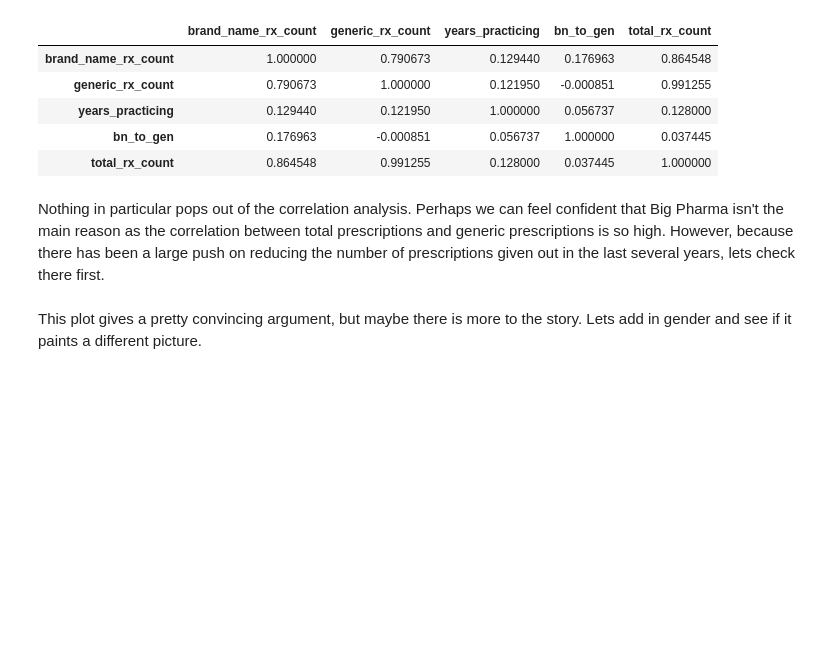
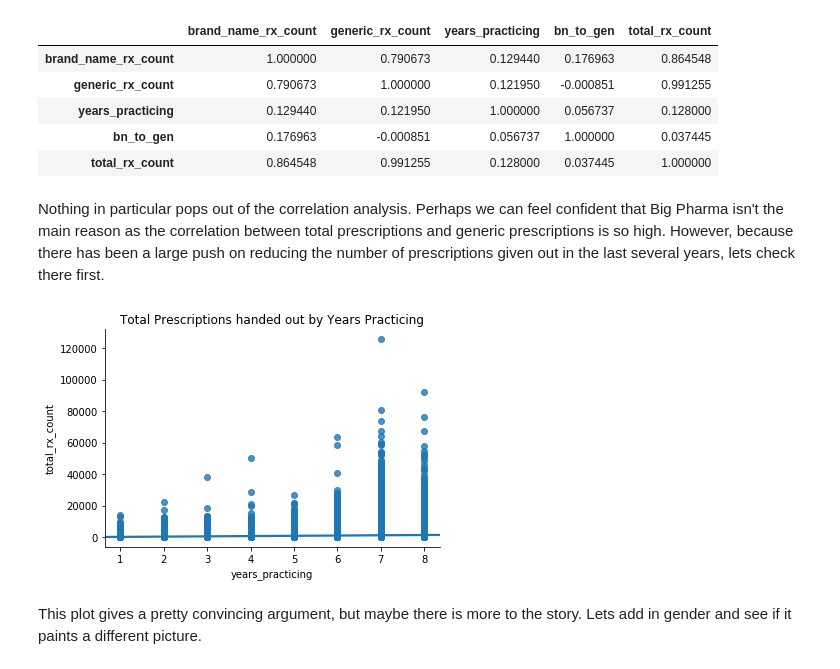
Before and after one commit to georgez-zgeorge/AML_code, a Jupyter notebook: Homework1.1.ipynb, the cells around one changed output. Saved outputs shown, nothing was run; the diff lists cells and outputs as text; code cells hidden in the pictures; blank space fills up the shorter version.

```diff
--- a/Homework1.1.ipynb
+++ b/Homework1.1.ipynb
@@ -550,9 +550,12 @@ prvd_df.corr()
 # %% [markdown]
 Nothing in particular pops out of the correlation analysis. Perhaps we can feel confident that Big Pharma isn't the main reason as the correlation between total prescriptions and generic prescriptions is so high. However, because there has been a large push on reducing the number of prescriptions given out in the last several years, lets check there first.
 # %%
-plot = sns.regplot('years_practicing','total_rx_count',prvd_df)
+#Print a regression plot by years and total prescription count
+plot1 = sns.regplot('years_practicing','total_rx_count',prvd_df)
 plt.title('Total Prescriptions handed out by Years Practicing')
 sns.despine()
+# %% [output]
+[figure, added]
 # %% [markdown]
 This plot gives a pretty convincing argument, but maybe there is more to the story. Lets add in gender and see if it paints a different picture.
 # %%
```
Also changed, not shown: parts of 3 cells of this notebook.
